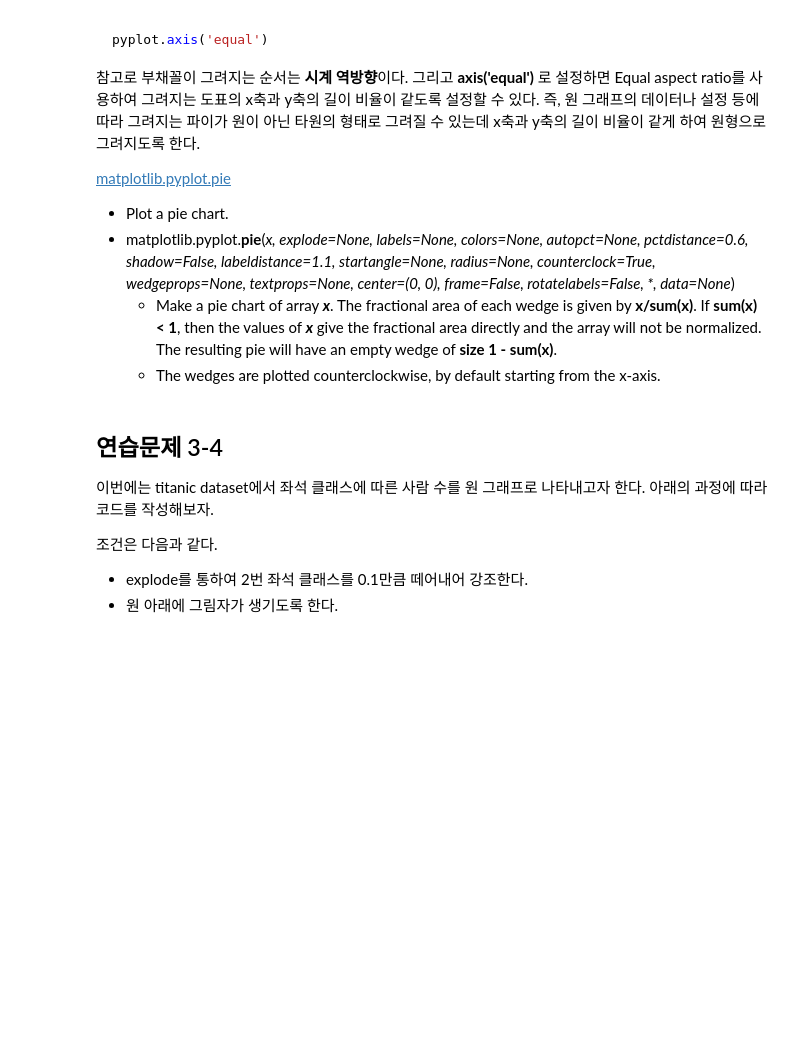
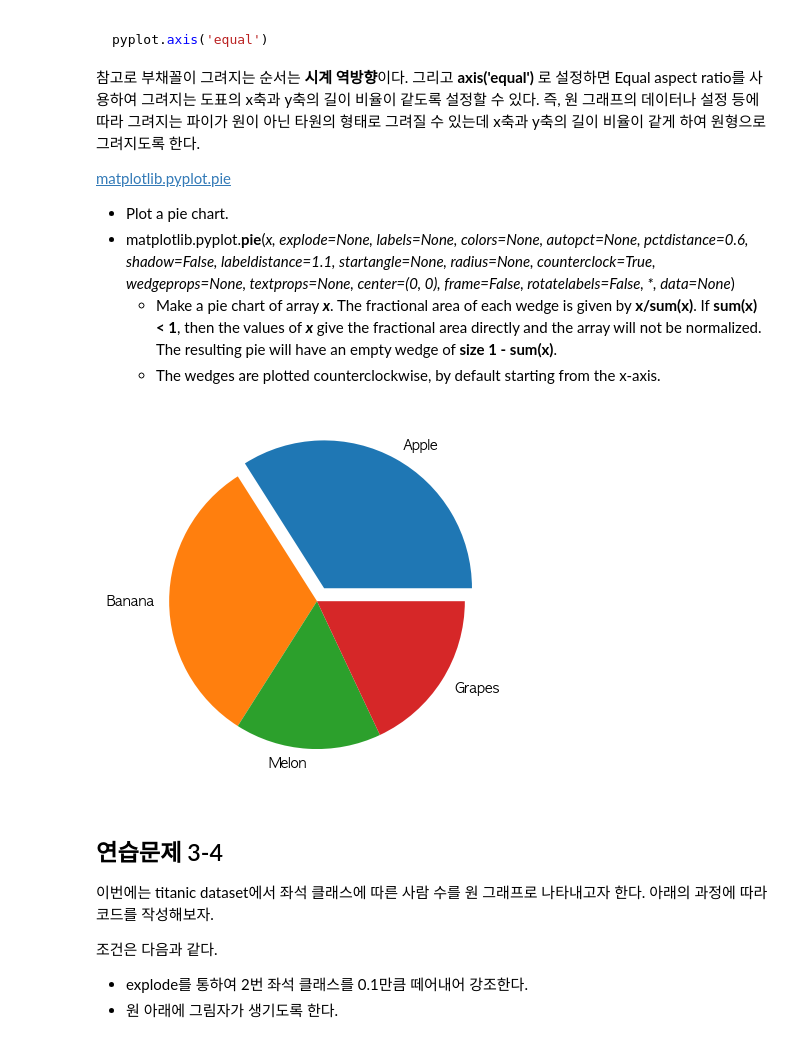
Before and after one commit to Meonu/AI-Bigdata-Study, a Jupyter notebook: practice/3. data_visualization_1.ipynb, the cells around one changed output. Drawn from its saved outputs; the diff is of its cells as text; code cells hidden in the pictures; blank space fills up the shorter version.

Commit message:
data_visualization 1 finish

```diff
--- a/practice/3. data_visualization_1.ipynb
+++ b/practice/3. data_visualization_1.ipynb
@@ -931,10 +931,14 @@ pyplot.axis('equal')
 # %%
 ratio = [34, 32, 16, 18]
 labels = ['Apple', 'Banana', 'Melon', 'Grapes']
 
 ## type your code ##
+explode = [0.1,0,0,0]
+plt.pie(ratio,explode=explode, labels=labels)
 
 plt.show();
+# %% [output]
+[figure, added]
 # %% [markdown]
 ## 연습문제 3-4
 
```
Also changed, not shown: parts of 12 cells of this notebook.
